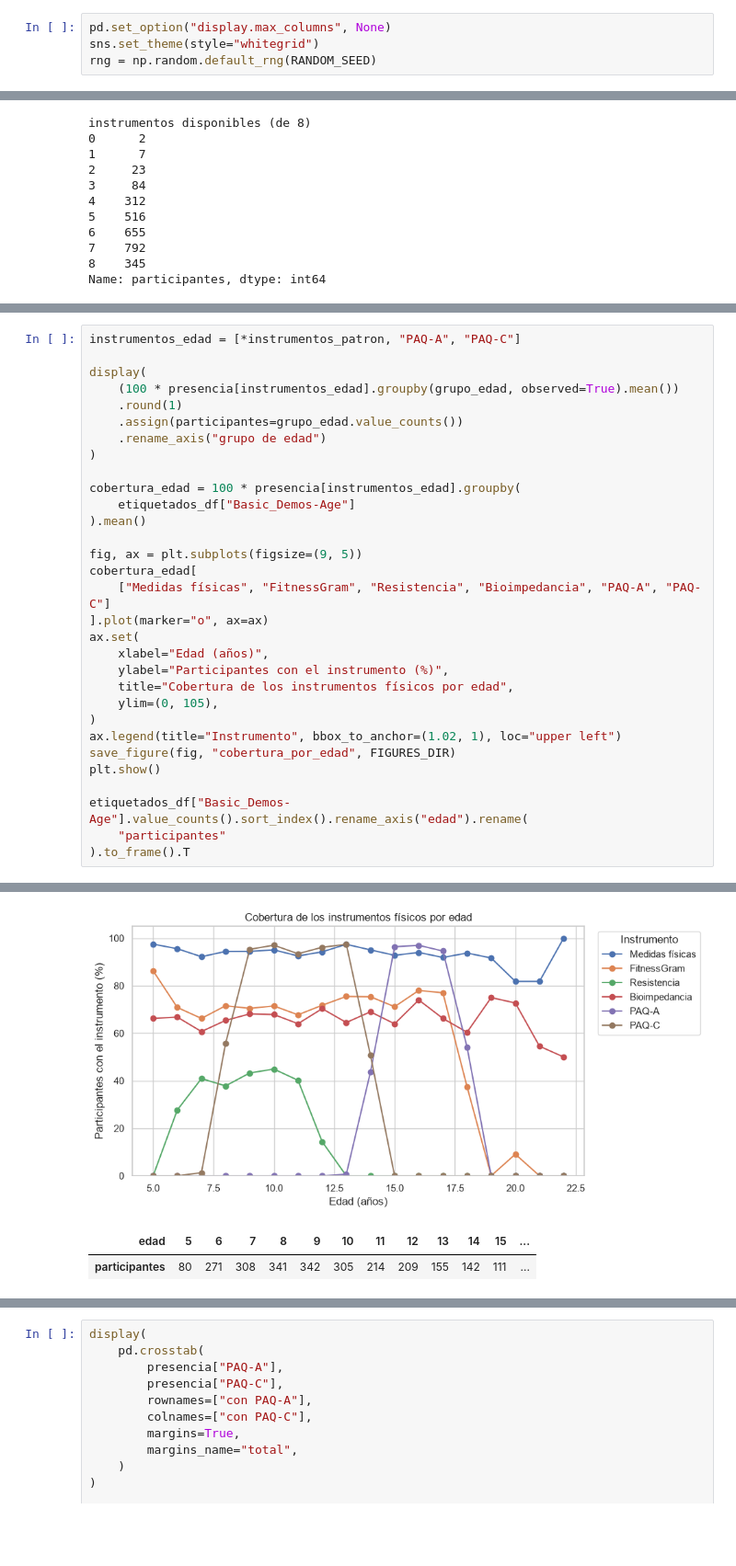
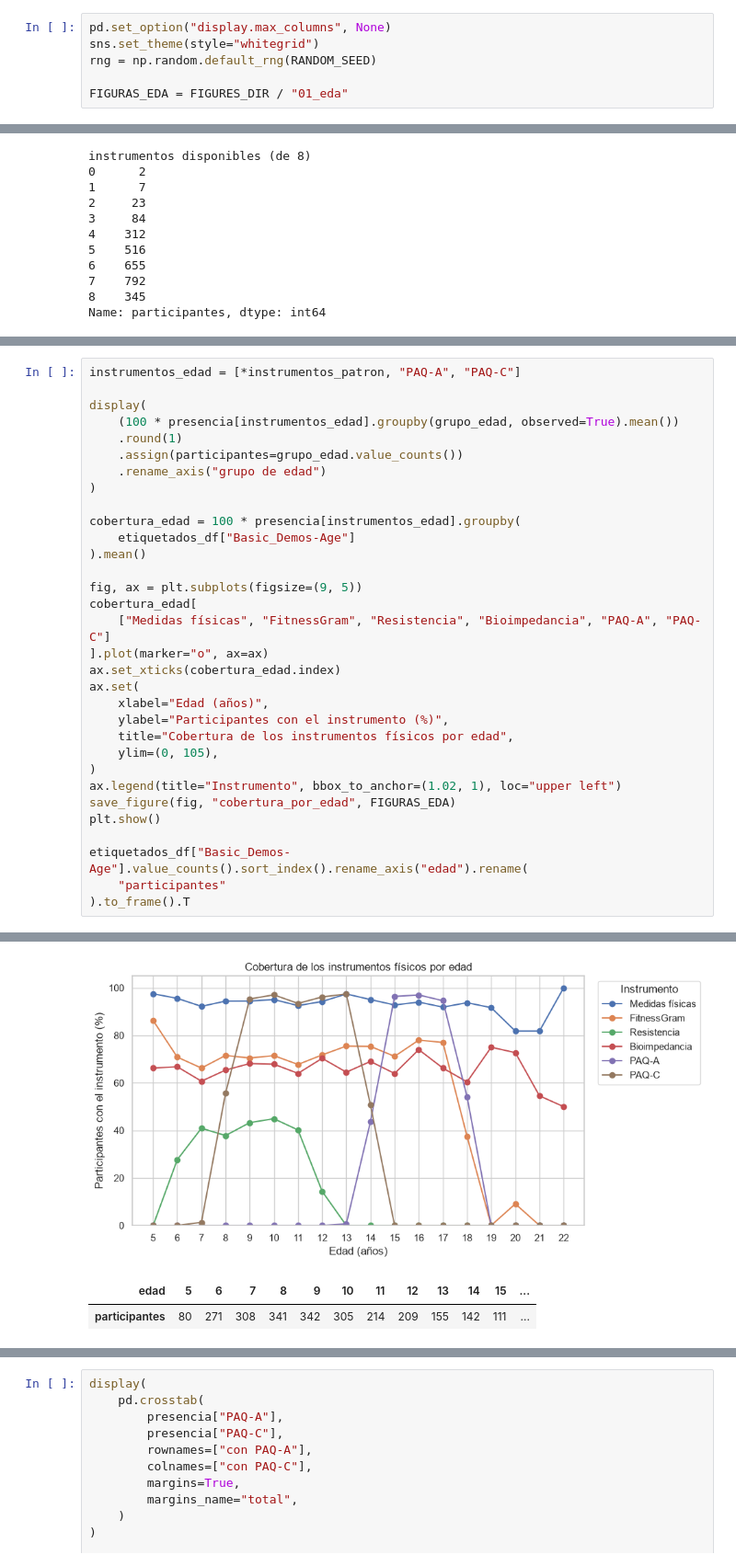
Before and after one commit to juanestebancg2806/piu-severity-prediction, a Jupyter notebook: notebooks/01_eda.ipynb, the cells around one changed output, grey strips where cells are left out. Shown at 92% size. Cells and saved outputs as stored; diff of their text form; blank space fills up the shorter version.

```diff
--- a/notebooks/01_eda.ipynb
+++ b/notebooks/01_eda.ipynb
@@ -25,6 +25,8 @@ from piu_severity.visualization.figures import save_figure
 pd.set_option("display.max_columns", None)
 sns.set_theme(style="whitegrid")
 rng = np.random.default_rng(RANDOM_SEED)
+
+FIGURAS_EDA = FIGURES_DIR / "01_eda"
 # %%
 train = load_train()
 test = load_test()
@@ -962,34 +968,35 @@ display(
     .assign(participantes=grupo_edad.value_counts())
     .rename_axis("grupo de edad")
 )
 
 cobertura_edad = 100 * presencia[instrumentos_edad].groupby(
     etiquetados_df["Basic_Demos-Age"]
 ).mean()
 
 fig, ax = plt.subplots(figsize=(9, 5))
 cobertura_edad[
     ["Medidas físicas", "FitnessGram", "Resistencia", "Bioimpedancia", "PAQ-A", "PAQ-C"]
 ].plot(marker="o", ax=ax)
+ax.set_xticks(cobertura_edad.index)
 ax.set(
     xlabel="Edad (años)",
     ylabel="Participantes con el instrumento (%)",
     title="Cobertura de los instrumentos físicos por edad",
     ylim=(0, 105),
 )
 ax.legend(title="Instrumento", bbox_to_anchor=(1.02, 1), loc="upper left")
-save_figure(fig, "cobertura_por_edad", FIGURES_DIR)
+save_figure(fig, "cobertura_por_edad", FIGURAS_EDA)
 plt.show()
 
 etiquetados_df["Basic_Demos-Age"].value_counts().sort_index().rename_axis("edad").rename(
     "participantes"
 ).to_frame().T
 # %% [output]
 |  | Medidas físicas | FitnessGram | Resistencia | Bioimpedancia | PAQ-A o PAQ-C | SDS | CGAS | ... |
 | grupo de edad |  |  |  |  |  |  |  | ... |
 | 5–12 | 94.3 | 70.7 | 35.3 | 66.1 | 58.8 | 95.2 | 86.5 | ... |
 | 13–17 | 94.7 | 75.3 | 0.0 | 67.4 | 96.0 | 87.3 | 83.0 | ... |
 | 18–22 | 90.5 | 22.6 | 0.0 | 63.1 | 31.0 | 58.3 | 82.1 | ... |
-[figure, old version]
+[figure, new version]
 | edad | 5 | 6 | 7 | 8 | 9 | 10 | 11 | 12 | 13 | 14 | 15 | ... |
 | participantes | 80 | 271 | 308 | 341 | 342 | 305 | 214 | 209 | 155 | 142 | 111 | ... |
```
Also changed, not shown: parts of 7 cells of this notebook, 9 other files.
